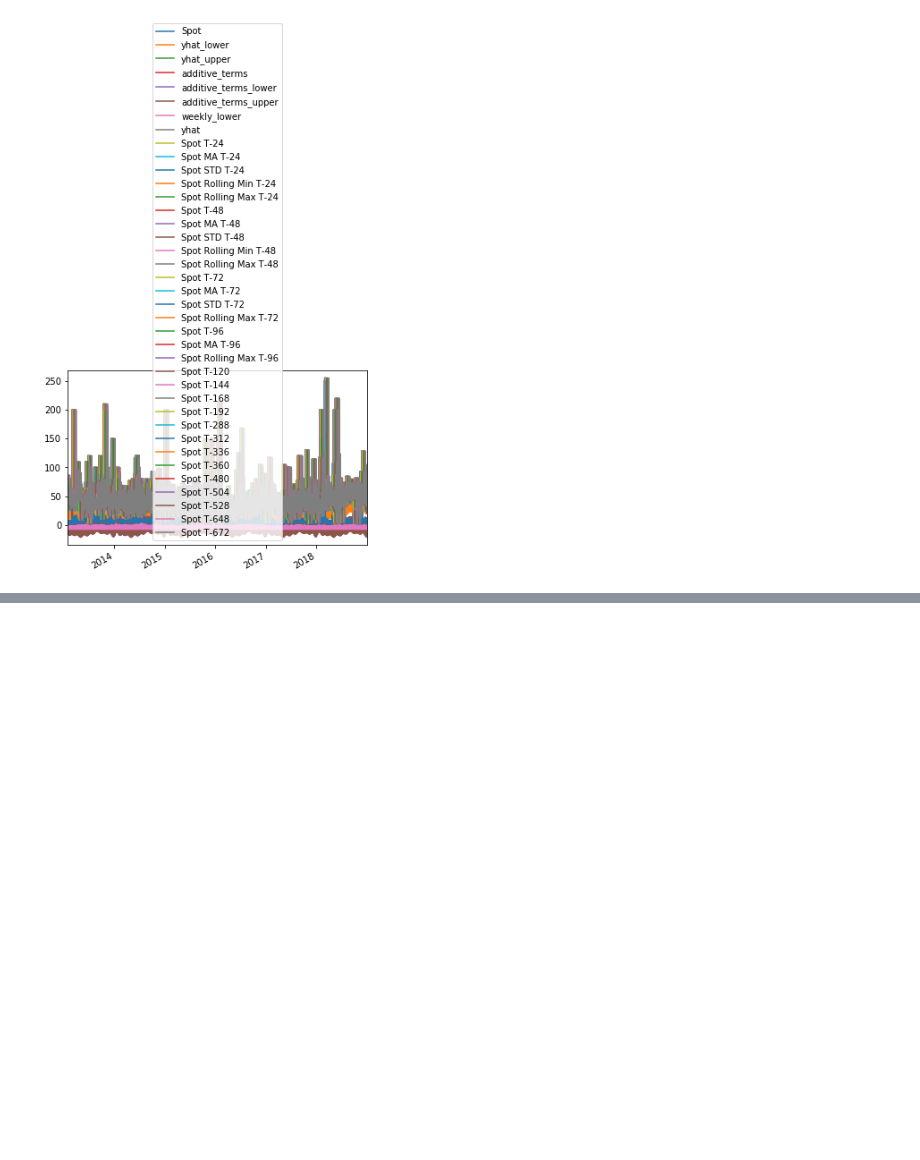
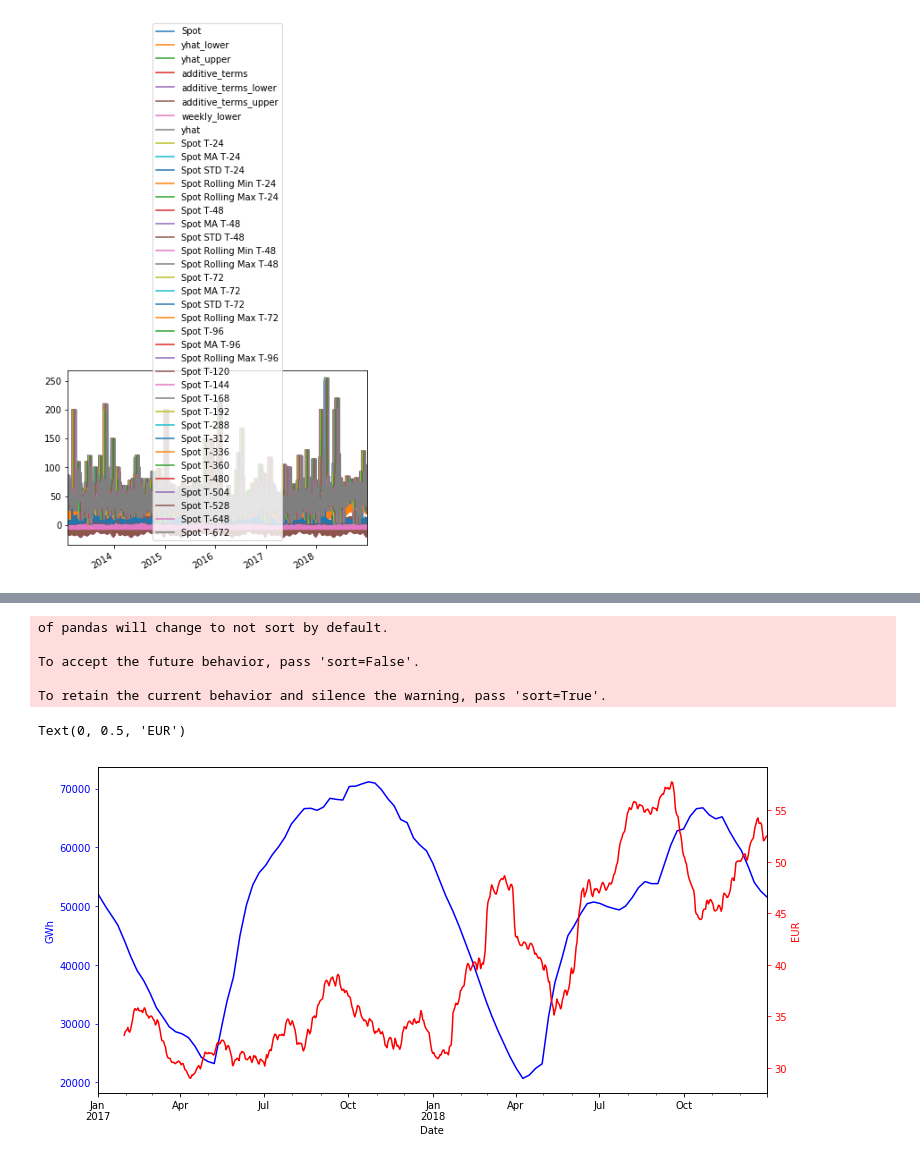
Before and after one commit to Cadax/nordpool-spot-price, a Jupyter notebook: notebooks/Feature_Engineering.ipynb, the cells around one changed output, grey strips where cells are left out. Cells and saved outputs as stored; diff of their text form; code cells hidden in the pictures; blank space fills up the shorter version.

```diff
--- a/notebooks/Feature_Engineering.ipynb
+++ b/notebooks/Feature_Engineering.ipynb
@@ -937,0 +965,26 @@ df.to_pickle('dataframes/combined_df_stripped_swe3_shifted.pickle')
+# %%
+dataframes = []
+rel_path = 'data/hydro_reservoir/'
+for table in sorted(os.listdir(rel_path)):
+    df = pd.read_html(rel_path + table)[0]
+    df.columns = ['Week','NO','SE','FI']
+    dataframes.append(df)
+dfs = pd.concat(dataframes, ignore_index=True)[:-2]
+all_df = pd.DataFrame(index=pd.date_range(start="01/01/2013 00:00",end="01/01/2019 00:00",freq='W-MON'),columns=['NO','SE','FI'])
+# data cleaning
+df1 = dfs[:260]
+df2 = dfs[260:]
+# missing values viewed from https://www.nordpoolgroup.com/Market-data1/Power-system-data/hydro-reservoir1/ALL/Hourly/?view=table
+df2.loc[259] = ["01 - 18","57311","21437","4008"] # missing one week of data at the beginning of 2018
+df2.loc[309] = ['51 - 18','54034','19461','2880'] # missing two weeks at the end of 2018
+df2.loc[310] = ['52 - 18','52557','18662','2774']
+df2.loc[311] = ['01 - 19', '51526','18035','2736'] # first week of 2019 for interpolation
+df2 = df2.sort_index()
+dfs = pd.concat([df1,df2],ignore_index=True)
+all_df['NO'], all_df['SE'], all_df['FI'] = dfs['NO'].values, dfs['SE'].values,dfs['FI'].values
+all_df = all_df.astype('float64') # change to numeric
+all_df = all_df.resample('D').interpolate(method='time') # interpolation
+start = all_df.index.min().date() + pd.Timedelta(-6,'D') # change start index to beginning of the year
+end = all_df.index.max().date() + pd.Timedelta(1,'D') # change end index to the end of the year
+all_df = all_df.reindex(pd.date_range(start,end,freq='D')).bfill().ffill()
+#all_df.index = all_df.index.tz_localize('Europe/London')
@@ -937,0 +1029,22 @@ df.to_pickle('dataframes/combined_df_stripped_swe3_shifted.pickle')
+# %%
+df = load_daily_fi_spotdata()
+df['Spot Price'] = df['FI']
+df.drop(columns=['FI'],inplace=True)
+df['Hydro Reservoir NO'] = all_df['NO']
+df['Hydro Reservoir SE'] = all_df['SE']
+fig, ax1 = plt.subplots(figsize=(12,6))
+df['2017':'2018']['Hydro Reservoir NO'].plot(ax=ax1,color='b')
+ax1.set_ylabel('GWh',color='b')
+ax1.tick_params('y', colors='b')
+ax2 = ax1.twinx()
+df['2017':'2018']['Spot Price'].rolling(30).mean().plot(ax=ax2,color='r')
+ax2.tick_params('y', colors='r')
+ax2.set_ylabel('EUR',color='r')
+# %% [output]
+of pandas will change to not sort by default.
+
+To accept the future behavior, pass 'sort=False'.
+
+To retain the current behavior and silence the warning, pass 'sort=True'.
+Text(0, 0.5, 'EUR')
+[figure, added]
```
Also changed, not shown: parts of 44 cells of this notebook, 11 other files.
